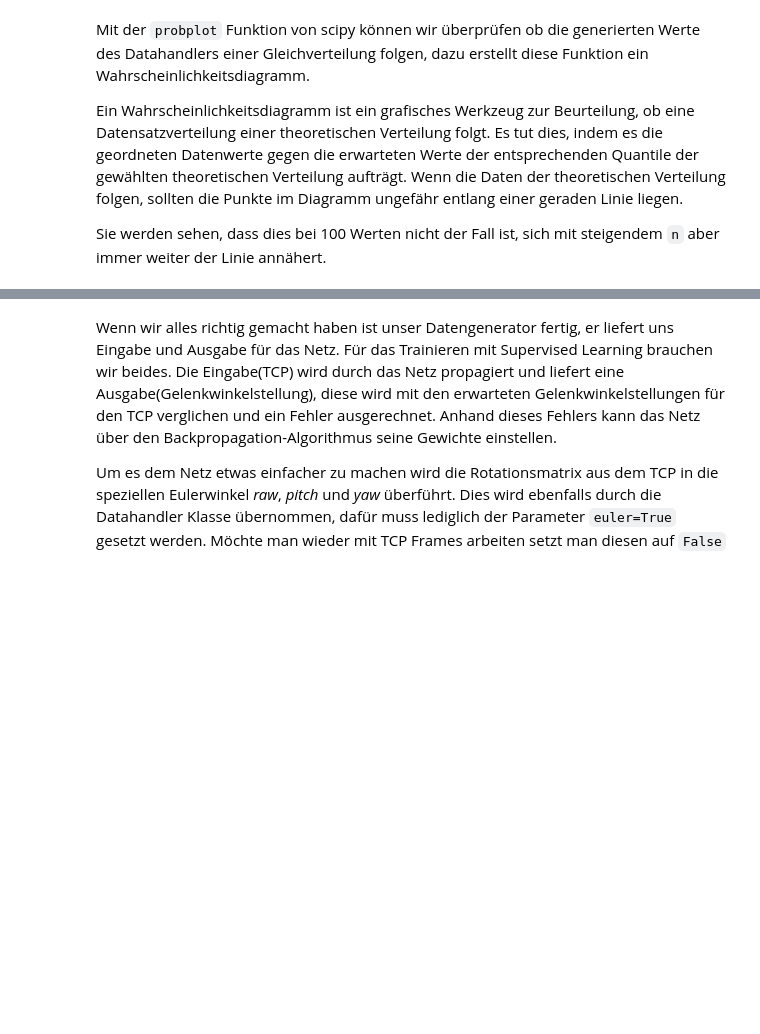
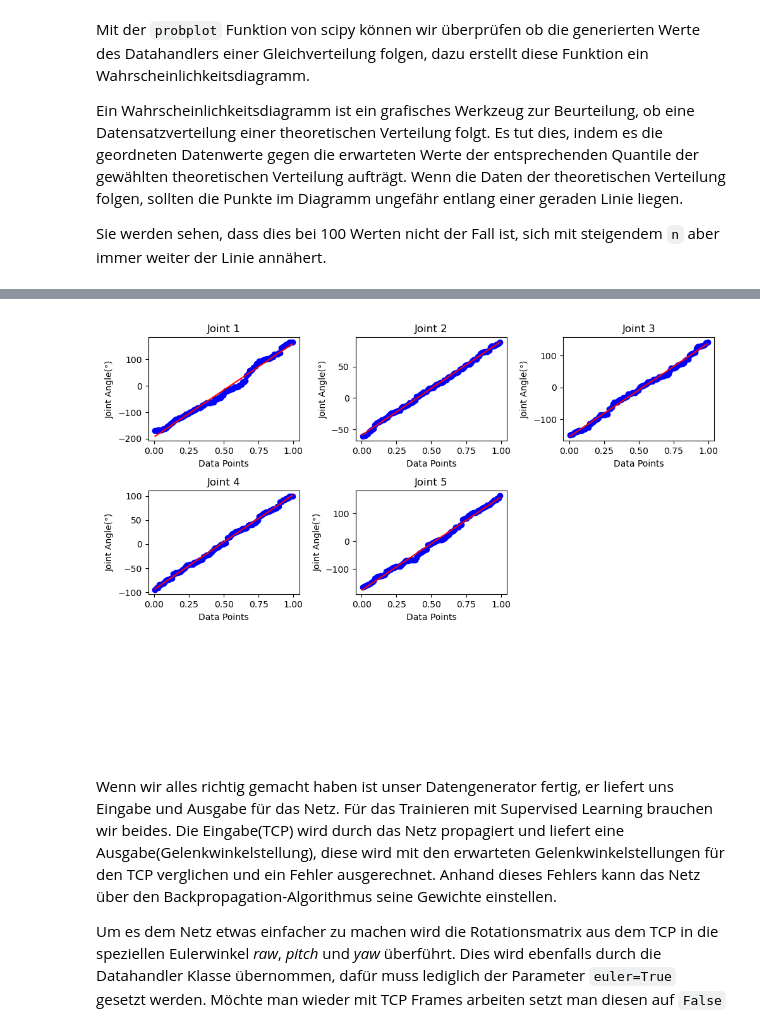
Before and after one commit to RoblabWh/DL-inversekinematic, a Jupyter notebook: 2-Deep Learning Inverse Kinematic-relativ.ipynb, the cells around one changed output, grey strips where cells are left out. Cells and saved outputs as stored; diff of their text form; code cells hidden in the pictures; blank space fills up the shorter version.

Commit message:
updated notebooks and added PyTorch version

```diff
--- a/2-Deep Learning Inverse Kinematic-relativ.ipynb
+++ b/2-Deep Learning Inverse Kinematic-relativ.ipynb
@@ -156,12 +155,12 @@ Ein Wahrscheinlichkeitsdiagramm ist ein grafisches Werkzeug zur Beurteilung, ob
 
 Sie werden sehen, dass dies bei 100 Werten nicht der Fall ist, sich mit steigendem `n` aber immer weiter der Linie annähert.
 # %%
-%matplotlib notebook
+%matplotlib widget
 import matplotlib.pyplot as plt
 import numpy as np
 from scipy import stats
 
-n_pos = datahandler.generate_n_positions(n=10000)
+n_pos = datahandler.generate_n_positions(n=100)
 num_cols = n_pos.shape[1]
 
 subplot_side = int(np.ceil(np.sqrt(num_cols)))
@@ -188,3 +185,4 @@ plt.show()
+[figure, added]
 # %% [markdown]
 Wenn wir alles richtig gemacht haben ist unser Datengenerator fertig, er liefert uns Eingabe und Ausgabe für das Netz. Für das Trainieren mit Supervised Learning brauchen wir beides. Die Eingabe(TCP) wird durch das Netz propagiert und liefert eine Ausgabe(Gelenkwinkelstellung), diese wird mit den erwarteten Gelenkwinkelstellungen für den TCP verglichen und ein Fehler ausgerechnet. Anhand dieses Fehlers kann das Netz über den Backpropagation-Algorithmus seine Gewichte einstellen.
 
```
Also changed, not shown: parts of 18 cells of this notebook, 3 other files.
